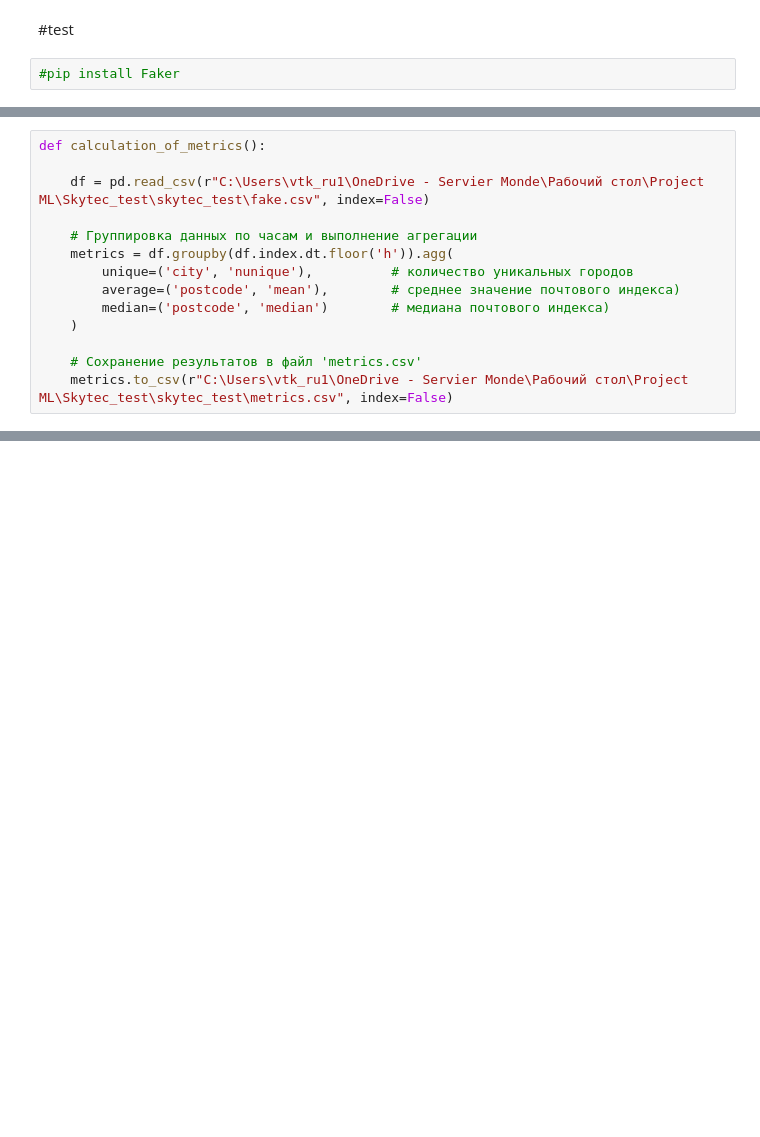
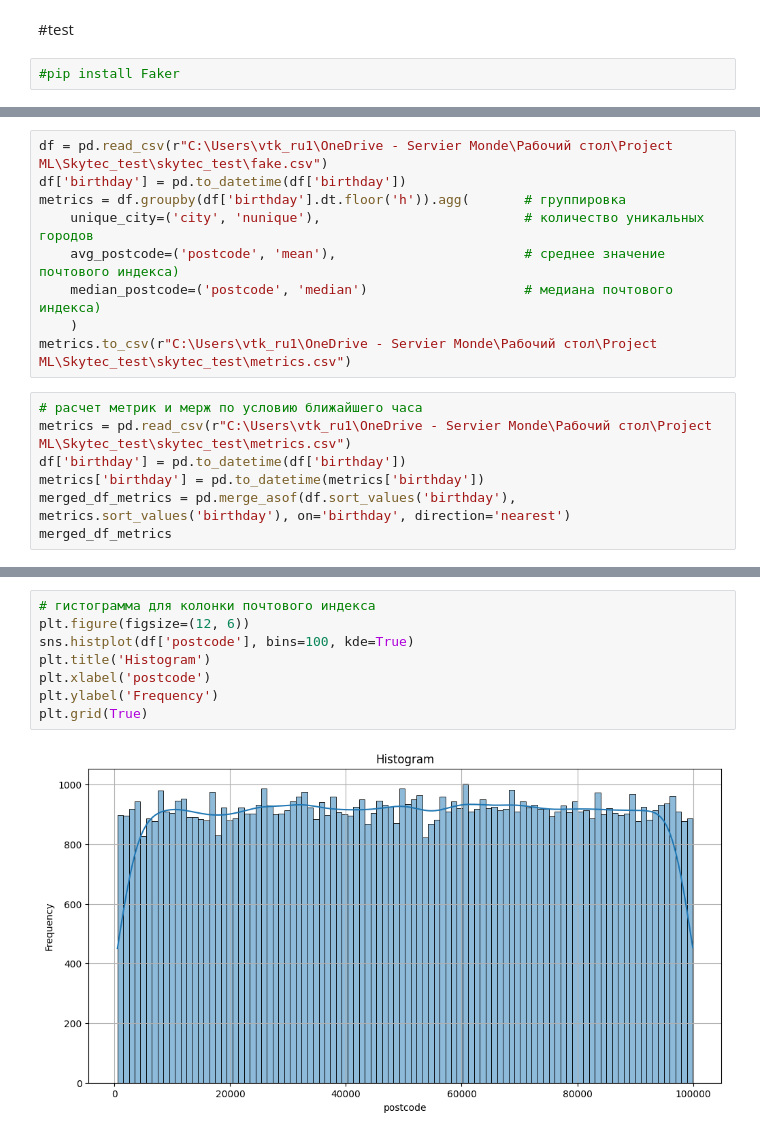
Before and after one commit to vit050587/skytec_test, a Jupyter notebook: test_work.ipynb, the cells around one changed output, grey strips where cells are left out. Cells and saved outputs as stored; diff of their text form; blank space fills up the shorter version.

```diff
--- a/test_work.ipynb
+++ b/test_work.ipynb
@@ -92,14 +43,16 @@ df
 # %%
-def calculation_of_metrics():
-
-    df = pd.read_csv(r"C:\Users\vtk_ru1\OneDrive - Servier Monde\Рабочий стол\Project ML\Skytec_test\skytec_test\fake.csv", index=False)
-
-    # Группировка данных по часам и выполнение агрегации
-    metrics = df.groupby(df.index.dt.floor('h')).agg(
-        unique=('city', 'nunique'),          # количество уникальных городов
-        average=('postcode', 'mean'),        # среднее значение почтового индекса)
-        median=('postcode', 'median')        # медиана почтового индекса)
+df = pd.read_csv(r"C:\Users\vtk_ru1\OneDrive - Servier Monde\Рабочий стол\Project ML\Skytec_test\skytec_test\fake.csv")
+df['birthday'] = pd.to_datetime(df['birthday'])
+metrics = df.groupby(df['birthday'].dt.floor('h')).agg(       # группировка
+    unique_city=('city', 'nunique'),                          # количество уникальных городов
+    avg_postcode=('postcode', 'mean'),                        # среднее значение почтового индекса)
+    median_postcode=('postcode', 'median')                    # медиана почтового индекса)
     )
-
-    # Сохранение результатов в файл 'metrics.csv'
-    metrics.to_csv(r"C:\Users\vtk_ru1\OneDrive - Servier Monde\Рабочий стол\Project ML\Skytec_test\skytec_test\metrics.csv", index=False)
+metrics.to_csv(r"C:\Users\vtk_ru1\OneDrive - Servier Monde\Рабочий стол\Project ML\Skytec_test\skytec_test\metrics.csv")
+# %%
+# расчет метрик и мерж по условию ближайшего часа
+metrics = pd.read_csv(r"C:\Users\vtk_ru1\OneDrive - Servier Monde\Рабочий стол\Project ML\Skytec_test\skytec_test\metrics.csv")
+df['birthday'] = pd.to_datetime(df['birthday'])
+metrics['birthday'] = pd.to_datetime(metrics['birthday'])
+merged_df_metrics = pd.merge_asof(df.sort_values('birthday'), metrics.sort_values('birthday'), on='birthday', direction='nearest')
+merged_df_metrics
@@ -105,0 +79,10 @@ def calculation_of_metrics():
+# %%
+# гистограмма для колонки почтового индекса
+plt.figure(figsize=(12, 6))
+sns.histplot(df['postcode'], bins=100, kde=True)
+plt.title('Histogram')
+plt.xlabel('postcode')
+plt.ylabel('Frequency')
+plt.grid(True)
+# %% [output]
+[figure, added]
```
Also changed, not shown: parts of 13 cells of this notebook.
